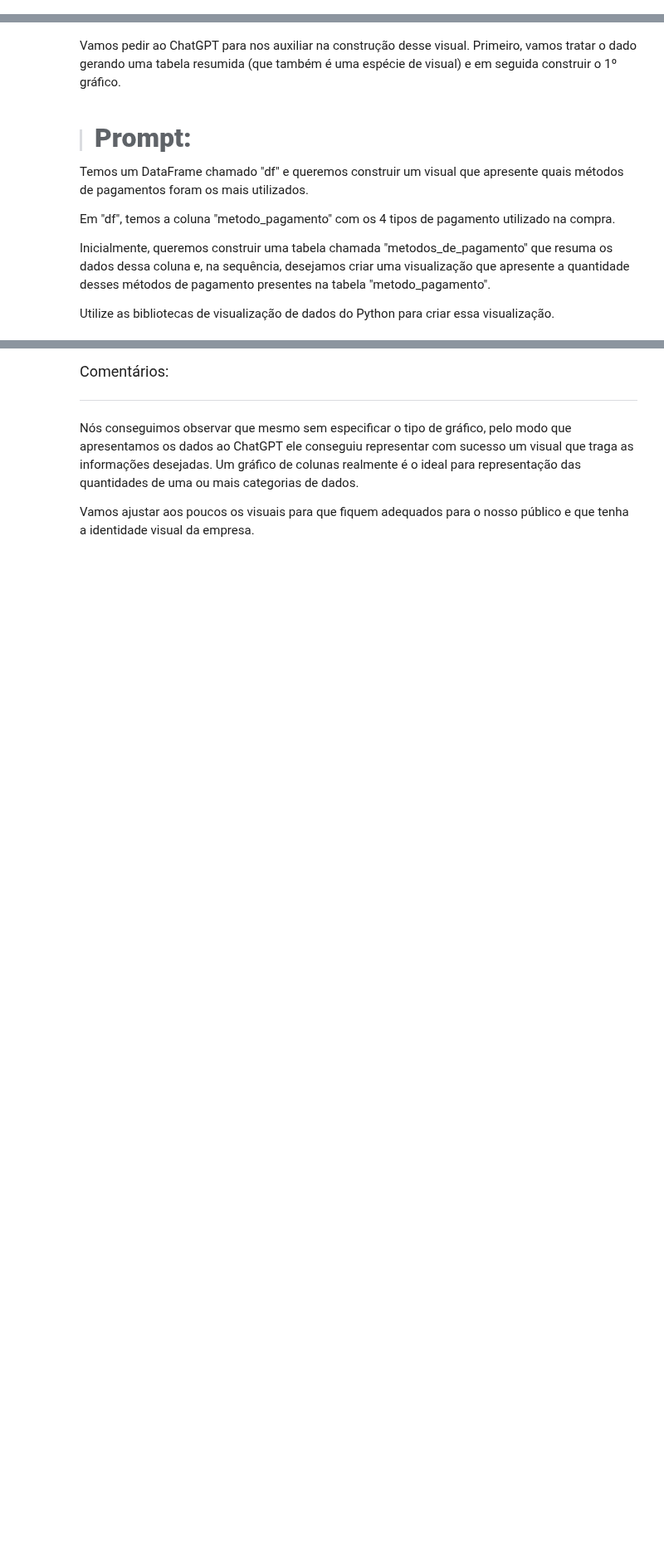
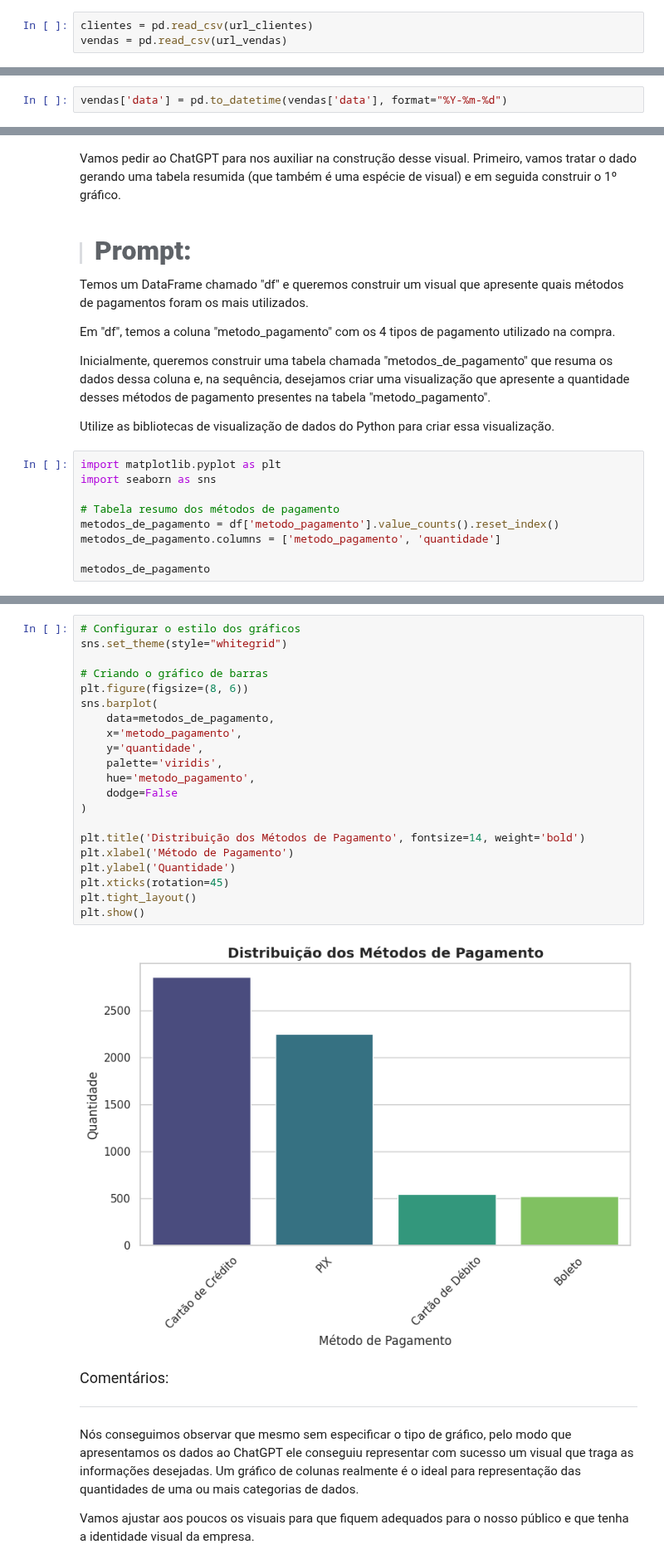
Before and after one commit to moises-rb/DataScienceOne, a Jupyter notebook: IA_Aplicada_DataScience/Projeto_Inicial_IA_aplicada_a_Data_Science.ipynb, the cells around one changed output, grey strips where cells are left out. Shown at 83% size. Saved outputs shown, nothing was run; the diff lists cells and outputs as text; blank space fills up the shorter version.

```diff
--- a/IA_Aplicada_DataScience/Projeto_Inicial_IA_aplicada_a_Data_Science.ipynb
+++ b/IA_Aplicada_DataScience/Projeto_Inicial_IA_aplicada_a_Data_Science.ipynb
@@ -48,0 +51,3 @@ Após esta etapa, vamos criar 2 dataframes com os dados dos clientes e das venda
+# %%
+clientes = pd.read_csv(url_clientes)
+vendas = pd.read_csv(url_vendas)
@@ -74,0 +227,2 @@ Queremos fazer uma breve exploração dos dados para compreender um pouco sobre
+# %%
+vendas['data'] = pd.to_datetime(vendas['data'], format="%Y-%m-%d")
@@ -210,3 +457,12 @@ Em "df", temos a coluna "metodo_pagamento" com os 4 tipos de pagamento utilizado
 Inicialmente, queremos construir uma tabela chamada "metodos_de_pagamento" que resuma os dados dessa coluna e, na sequência, desejamos criar uma visualização que apresente a quantidade desses métodos de pagamento presentes na tabela "metodo_pagamento".
 
 Utilize as bibliotecas de visualização de dados do Python para criar essa visualização.
+# %%
+import matplotlib.pyplot as plt
+import seaborn as sns
+
+# Tabela resumo dos métodos de pagamento
+metodos_de_pagamento = df['metodo_pagamento'].value_counts().reset_index()
+metodos_de_pagamento.columns = ['metodo_pagamento', 'quantidade']
+
+metodos_de_pagamento
@@ -213,3 +475,26 @@ Utilize as bibliotecas de visualização de dados do Python para criar essa visu
+# %%
+# Configurar o estilo dos gráficos
+sns.set_theme(style="whitegrid")
+
+# Criando o gráfico de barras
+plt.figure(figsize=(8, 6))
+sns.barplot(
+    data=metodos_de_pagamento,
+    x='metodo_pagamento',
+    y='quantidade',
+    palette='viridis',
+    hue='metodo_pagamento',
+    dodge=False
+)
+
+plt.title('Distribuição dos Métodos de Pagamento', fontsize=14, weight='bold')
+plt.xlabel('Método de Pagamento')
+plt.ylabel('Quantidade')
+plt.xticks(rotation=45)
+plt.tight_layout()
+plt.show()
+# %% [output]
+[figure, added]
 # %% [markdown]
 <font color="7b71ff" size=4> Comentários: </font>
 
```
Also changed, not shown: parts of 24 cells of this notebook.
